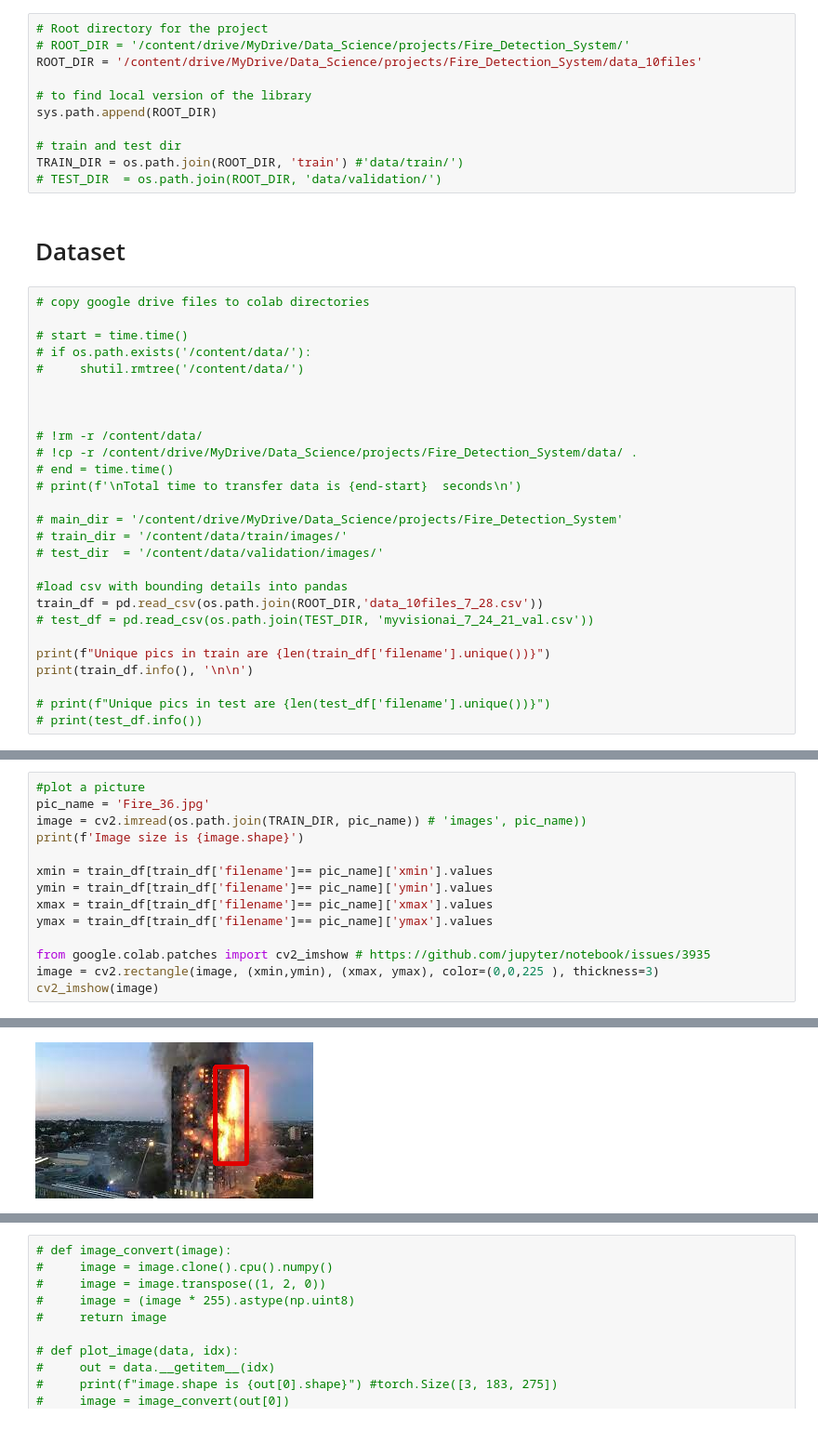
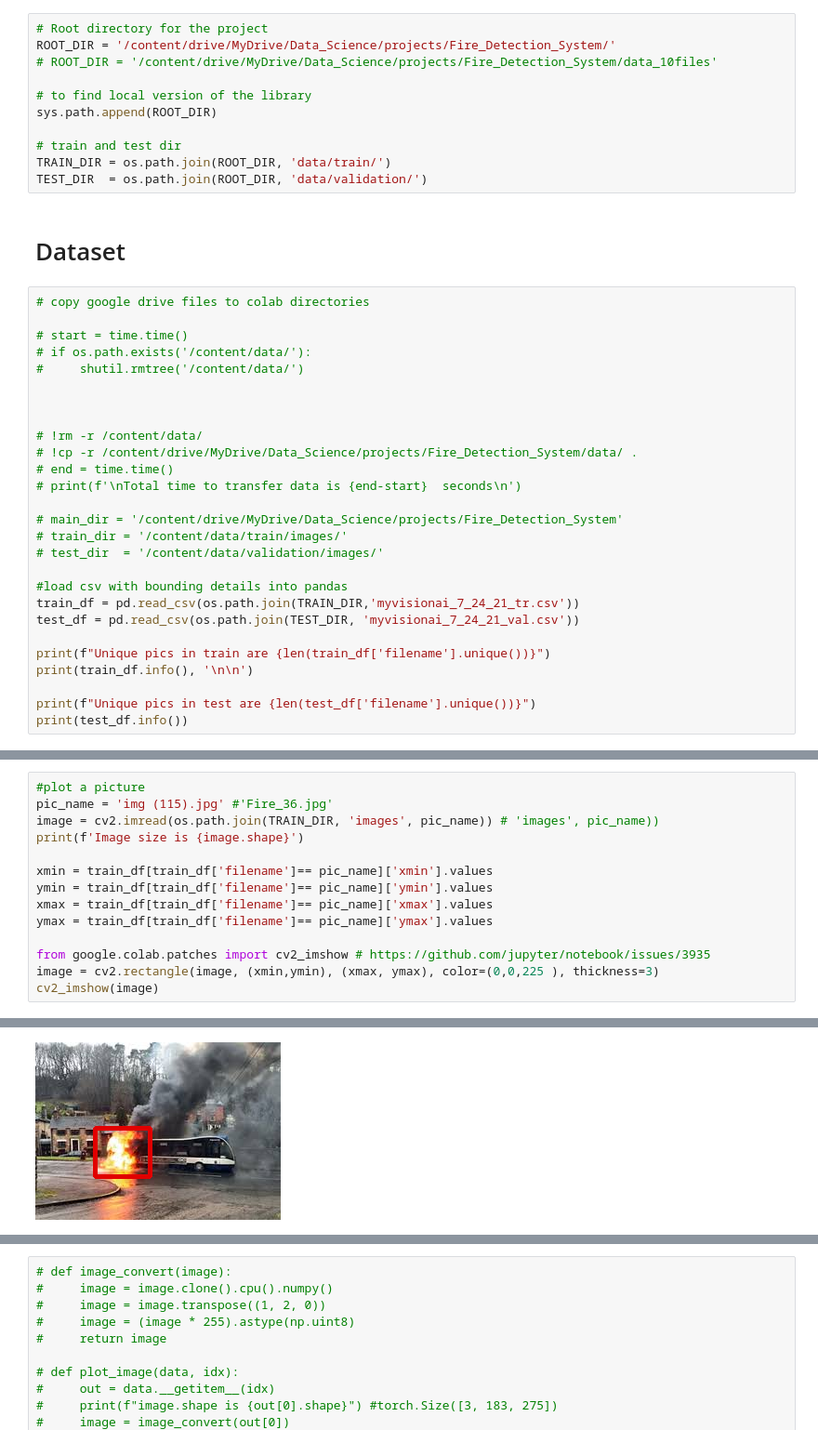
Before and after one commit to khanma1962/Fire_Detection_Fast_RCNN, a Jupyter notebook: Fire_Detection.ipynb, the cells around one changed output, grey strips where cells are left out. Shown at 93% size. Drawn from its saved outputs; the diff is of its cells as text.

```diff
--- a/Fire_Detection.ipynb
+++ b/Fire_Detection.ipynb
@@ -137,15 +134,15 @@ torch.cuda.memory_summary(device= None, abbreviated= False)
 '|===========================================================================|\n|                  PyTorch CUDA memory summary, device ID 0                 |\n|---------------------------------------- ...
 # %%
 # Root directory for the project
-# ROOT_DIR = '/content/drive/MyDrive/Data_Science/projects/Fire_Detection_System/'
-ROOT_DIR = '/content/drive/MyDrive/Data_Science/projects/Fire_Detection_System/data_10files'
+ROOT_DIR = '/content/drive/MyDrive/Data_Science/projects/Fire_Detection_System/'
+# ROOT_DIR = '/content/drive/MyDrive/Data_Science/projects/Fire_Detection_System/data_10files'
 
 # to find local version of the library
 sys.path.append(ROOT_DIR)
 
 # train and test dir
-TRAIN_DIR = os.path.join(ROOT_DIR, 'train') #'data/train/')
-# TEST_DIR  = os.path.join(ROOT_DIR, 'data/validation/')
+TRAIN_DIR = os.path.join(ROOT_DIR, 'data/train/')
+TEST_DIR  = os.path.join(ROOT_DIR, 'data/validation/')
 # %% [markdown]
 # Dataset
 # %%
@@ -167,12 +164,12 @@ TRAIN_DIR = os.path.join(ROOT_DIR, 'train') #'data/train/')
 # test_dir  = '/content/data/validation/images/'
 
 #load csv with bounding details into pandas
-train_df = pd.read_csv(os.path.join(ROOT_DIR,'data_10files_7_28.csv'))
-# test_df = pd.read_csv(os.path.join(TEST_DIR, 'myvisionai_7_24_21_val.csv'))
+train_df = pd.read_csv(os.path.join(TRAIN_DIR,'myvisionai_7_24_21_tr.csv'))
+test_df = pd.read_csv(os.path.join(TEST_DIR, 'myvisionai_7_24_21_val.csv'))
 
 print(f"Unique pics in train are {len(train_df['filename'].unique())}")
 print(train_df.info(), '\n\n')
 
-# print(f"Unique pics in test are {len(test_df['filename'].unique())}")
-# print(test_df.info())
+print(f"Unique pics in test are {len(test_df['filename'].unique())}")
+print(test_df.info())
 # %% [output]
@@ -240,7 +234,7 @@ TRAIN_DIR
 # %%
 #plot a picture
-pic_name = 'Fire_36.jpg'
-image = cv2.imread(os.path.join(TRAIN_DIR, pic_name)) # 'images', pic_name))
+pic_name = 'img (115).jpg' #'Fire_36.jpg'
+image = cv2.imread(os.path.join(TRAIN_DIR, 'images', pic_name)) # 'images', pic_name))
 print(f'Image size is {image.shape}')
 
 xmin = train_df[train_df['filename']== pic_name]['xmin'].values
@@ -256,4 +250,4 @@ Image size is (168, 299, 3)
-[figure, old version]
+[figure, new version]
 # %%
 xmin
 # %% [output]
```
Also changed, not shown: parts of 18 cells of this notebook.
